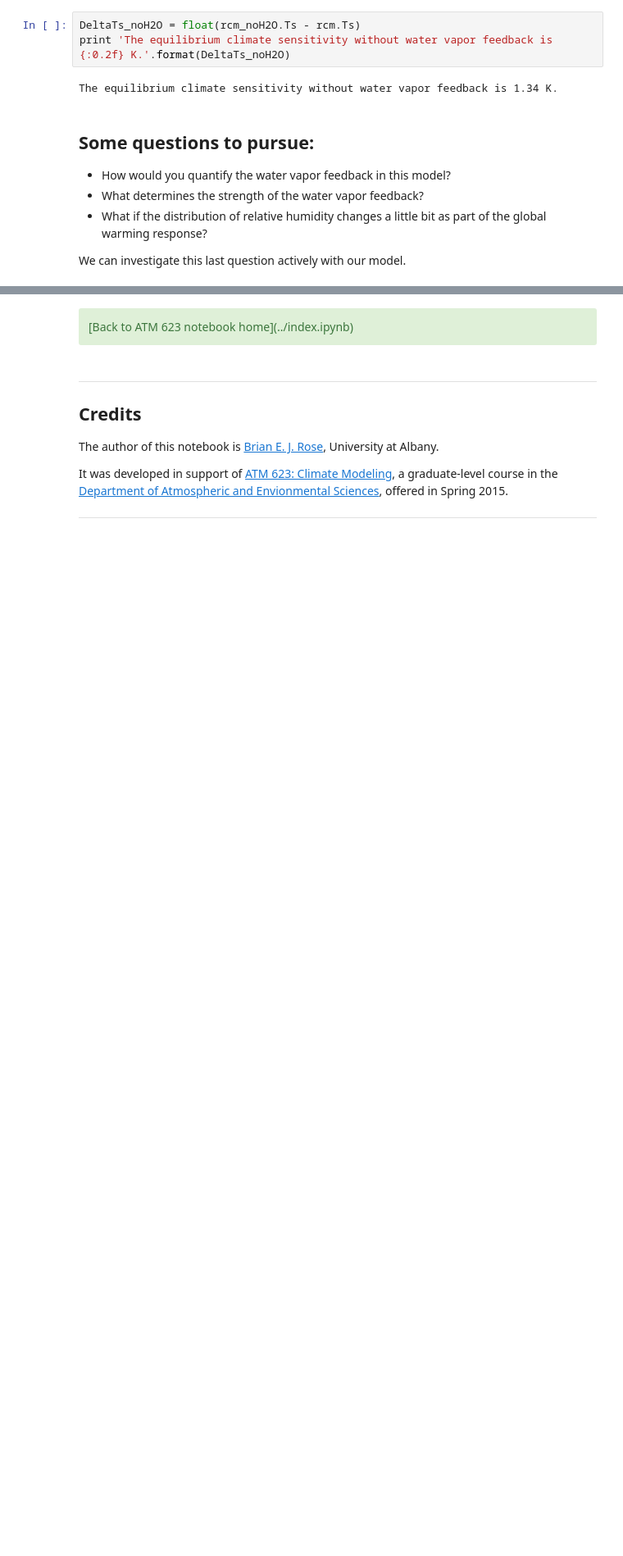
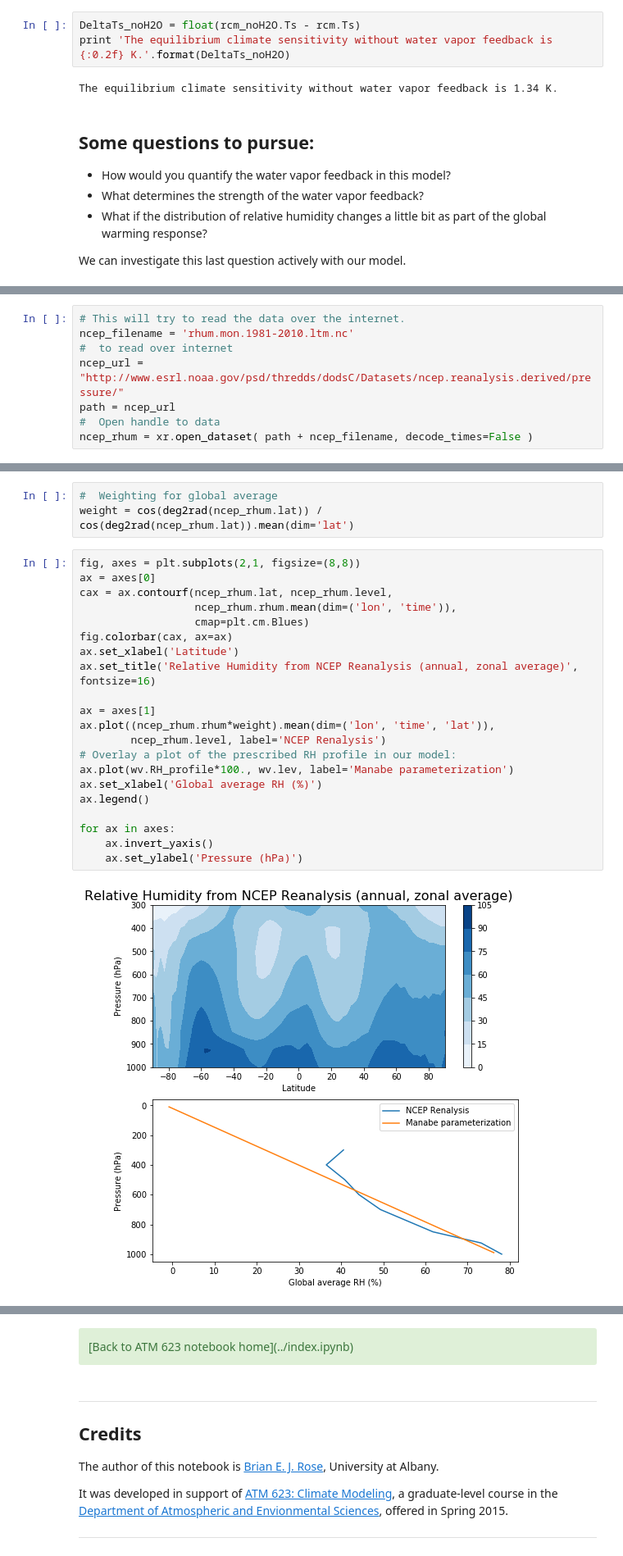
Before and after one commit to brian-rose/ClimateModeling_courseware, a Jupyter notebook: Lectures/Lecture09.5 -- Radiative-Convective Equilibrium.ipynb, the cells around one changed output, grey strips where cells are left out. Shown at 82% size. Saved outputs shown, nothing was run; the diff lists cells and outputs as text; blank space fills up the shorter version.

```diff
--- a/Lectures/Lecture09.5 -- Radiative-Convective Equilibrium.ipynb
+++ b/Lectures/Lecture09.5 -- Radiative-Convective Equilibrium.ipynb
@@ -521,0 +535,8 @@ We can investigate this last question actively with our model.
+# %%
+# This will try to read the data over the internet.
+ncep_filename = 'rhum.mon.1981-2010.ltm.nc'
+#  to read over internet
+ncep_url = "http://www.esrl.noaa.gov/psd/thredds/dodsC/Datasets/ncep.reanalysis.derived/pressure/"
+path = ncep_url
+#  Open handle to data
+ncep_rhum = xr.open_dataset( path + ncep_filename, decode_times=False )
@@ -522,3 +563,29 @@ We can investigate this last question actively with our model.
+# %%
+#  Weighting for global average
+weight = cos(deg2rad(ncep_rhum.lat)) / cos(deg2rad(ncep_rhum.lat)).mean(dim='lat')
+# %%
+fig, axes = plt.subplots(2,1, figsize=(8,8))
+ax = axes[0]
+cax = ax.contourf(ncep_rhum.lat, ncep_rhum.level,
+                  ncep_rhum.rhum.mean(dim=('lon', 'time')),
+                  cmap=plt.cm.Blues)
+fig.colorbar(cax, ax=ax)
+ax.set_xlabel('Latitude')
+ax.set_title('Relative Humidity from NCEP Reanalysis (annual, zonal average)', fontsize=16)
+
+ax = axes[1]
+ax.plot((ncep_rhum.rhum*weight).mean(dim=('lon', 'time', 'lat')),
+        ncep_rhum.level, label='NCEP Renalysis')
+# Overlay a plot of the prescribed RH profile in our model:
+ax.plot(wv.RH_profile*100., wv.lev, label='Manabe parameterization')
+ax.set_xlabel('Global average RH (%)')
+ax.legend()
+
+for ax in axes:
+    ax.invert_yaxis()
+    ax.set_ylabel('Pressure (hPa)')
+# %% [output]
+[figure, added]
 # %% [markdown]
 ____________
 <a id='section5'></a>
```
Also changed, not shown: parts of 13 cells of this notebook.
